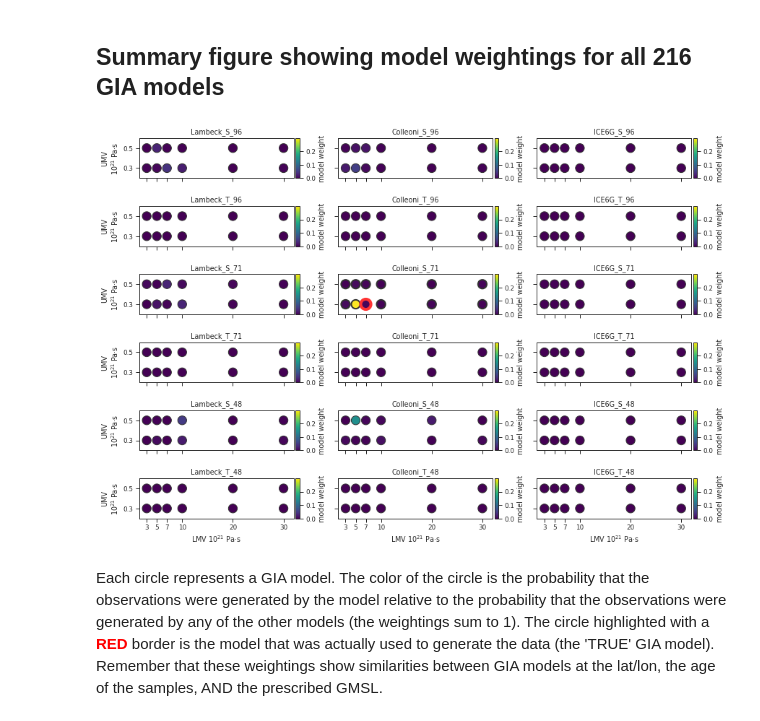
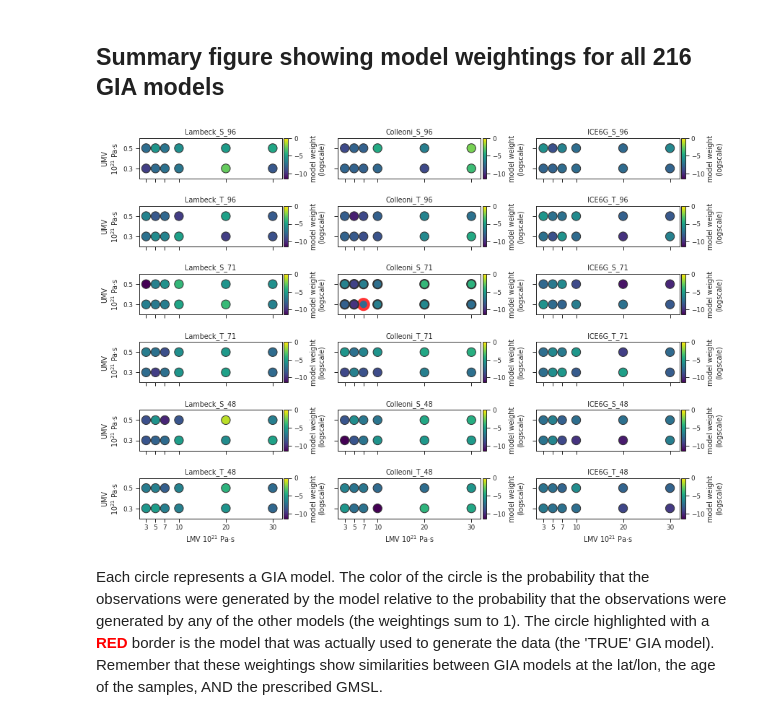
Before and after one commit to blakedyer/EU_LIG, a Jupyter notebook: notebooks/Bayesian Gaussian Process Regression.ipynb, the cells around one changed output. Saved outputs shown, nothing was run; the diff lists cells and outputs as text; code cells hidden in the pictures.

```diff
--- a/notebooks/Bayesian Gaussian Process Regression.ipynb
+++ b/notebooks/Bayesian Gaussian Process Regression.ipynb
@@ -1511,0 +1376,12 @@ fig.tight_layout()
+# %%
+key=model_names[model_choice]
+predictions_with_esl = {}
+
+if "_S" in key:
+    ESL_CURVE = np.copy(Wael)
+if "_T" in key:
+    ESL_CURVE = np.copy(Wael_T)
+wael_fun = interp1d(Age_ESL,ESL_CURVE)
+esl_mod = wael_fun(X_new).ravel()
+predictions_with_esl[key]={}
+predictions_with_esl[key]['f_pred']=pred_samples['f_pred']+esl_mod
@@ -1516,6 +1478,7 @@ N = data["elevation"].size
 comparison = {}
 stats_models = {}
 gps = {}
+traces = {}
 
 for k in range(len(model_names)):
     clear_output(wait=True)
@@ -1530,10 +1493,20 @@ for k in range(len(model_names)):
     z_functions = interpolation_functions(
         data["lat"], data["lon"], GIA_MODEL, ESL_CURVE, Age_ESL
     )
-    az_trace, trace, model, gp = inference_model(data, z_functions)
+    az_trace, trace, model, gp = inference_model_real_data(
+    data,
+    z_functions,
+    target_accept=0.8,
+    cores=8,chains=8,
+    keys=["index"],
+    init="adapt_full",
+    tune=500,
+    draws=500)
+
     comparison[model_names[k]] = az_trace
     stats_models[model_names[k]] = model
     gps[model_names[k]] = gp
+    traces[model_names[k]] = trace
 # %% [output]
 running simulation number 216 of 216
 running model: output96Cp57_Lambeck_Wael_T
@@ -1555,7 +1533,7 @@ The estimated number of effective samples is smaller than 200 for some parameter
 ## Calculate relative model weights for all inferences
 We use leave-one-out (loo) cross validation with an Akaike-type weighting. The weights are stabilized using a Bayesian bootstrap. https://arviz-devs.github.io/arviz/generated/arviz.compare.html
 # %%
-comp = pm.compare(comparison, ic="loo", b_samples=100000) #overkill on samples, but it is fast enough
+comp = pm.compare(comparison, ic="loo", b_samples=10000,) #overkill on samples, but it is fast enough
 # %% [markdown]
 ### Add GIA model parameters and identify TRUE model in Dataframe
 # %%
@@ -1624,6 +1602,10 @@ experiments = [
 # %%
 sns.set_context("paper")
 fig = plt.figure(figsize=(12, 8))
+
+weight_jump=np.argmin(np.diff(np.log(np.array(comp3["weight"].values.astype(float)))))
+vmin=np.log(np.array(comp3["weight"].values.astype(float)))[weight_jump]
+
 for i in range(0, 18):
     experiment = experiments[i]
     plt.subplot(6, 3, 1 + i)
@@ -1636,13 +1618,13 @@ for i in range(0, 18):
         plt.scatter(
             filtered["LMV"].values,
             filtered["UMV"] / 1e21,
-            c=filtered["weight"],
+            c=np.log(np.array(filtered["weight"].values.astype(float))),
             s=150,
             cmap="viridis",
             edgecolor=(0.2, 0.2, 0.2),
             lw=1,
-            vmin=0,
-            vmax=comp3["weight"].max(),
+            vmin=vmin,
+            vmax=0,
             zorder=2,
         )
     else:
@@ -1655,40 +1637,40 @@ for i in range(0, 18):
         plt.scatter(
             filtered["LMV"].values,
             filtered["UMV"] / 1e21,
-            c=filtered["weight"],
+            c=np.log(np.array(filtered["weight"].values.astype(float))),
             s=150 + s,
             cmap="viridis",
             edgecolor=np.array([0.2, 0.2, 0.2]) + ec,
             lw=2 + ew,
-            vmin=0,
-            vmax=comp3["weight"].max(),
+            vmin=vmin,
+            vmax=0,
             zorder=2,
         )
 
-    plt.colorbar(label="model weight", pad=.01, aspect=10)
+    plt.colorbar(label="model weight\n(logscale)", pad=.01, aspect=10)
 
     plt.gca().set_xticklabels((np.round(np.unique(lower), 0) / 1e21).astype(int))
     plt.gca().set_yticks(np.unique(upper) / 1e21)
     plt.gca().set_xticks(np.unique(lower))
     plt.gca().set_xlim(1.5e21, 32e21)
     plt.gca().set_ylim(0.2, 0.6)
     if i > 14:
         plt.gca().set_xlabel("LMV $10^{21}$ Pa·s")
     else:
         plt.gca().set_xticklabels([])
     if i % 3 == 0:
         plt.gca().set_ylabel("UMV\n$10^{21}$ Pa·s")
     else:
         plt.gca().set_yticklabels([])
 
     plt.minorticks_off()
     plt.gca().set_title(experiment[0] + "_" + experiment[1] + "_" + str(experiment[2]))
 
 
 fig.tight_layout()
 fig.tight_layout(pad=0, w_pad=1, h_pad=2)
 # %% [output]
-[figure, old version]
+[figure, new version]
 # %% [markdown]
 Each circle represents a GIA model. The color of the circle is the probability that the observations were generated by the model relative to the probability that the observations were generated by any of the other models (the weightings sum to 1). The circle highlighted with a <span style='color:red;font-weight:bold'>RED</span> border is the model that was actually used to generate the data (the 'TRUE' GIA model). Remember that these weightings show similarities between GIA models at the lat/lon, the age of the samples, AND the prescribed GMSL.
 # %% [markdown]
```
Also changed, not shown: parts of 85 cells of this notebook, 2 other files.
